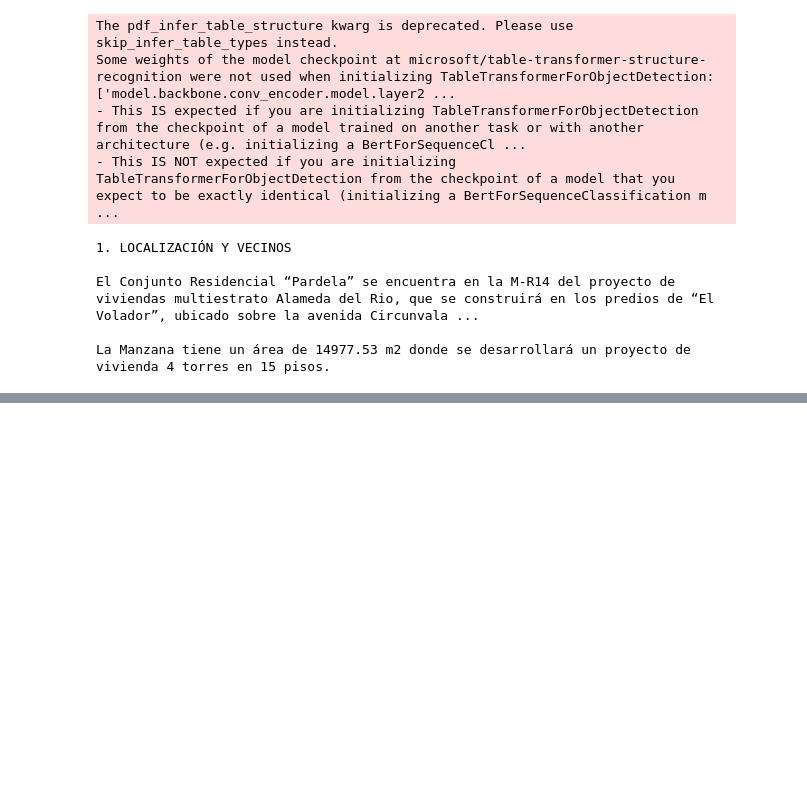
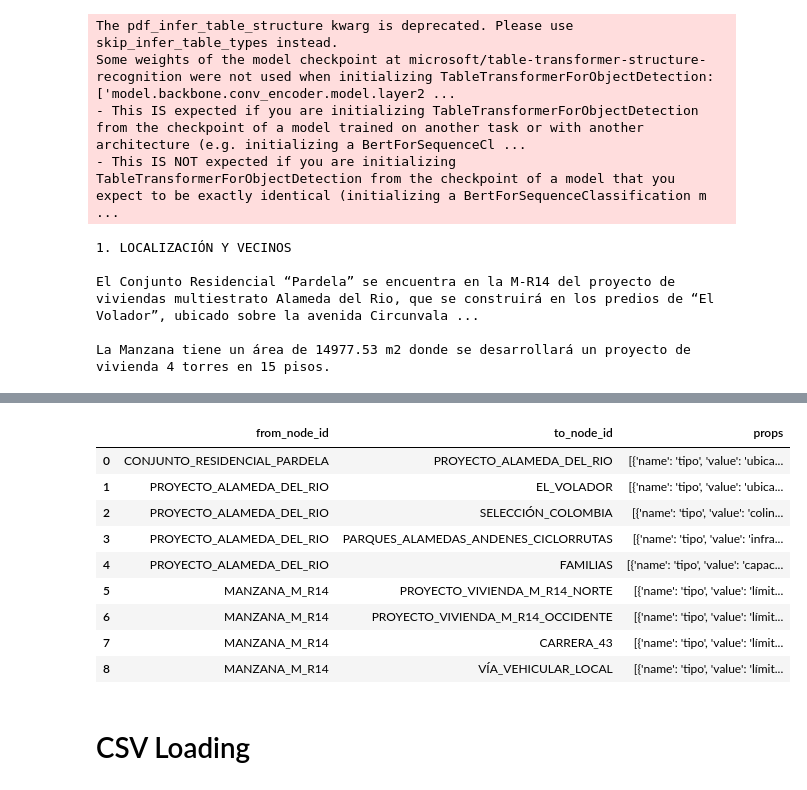
Before and after one commit to juanhenaoparra/unstructured-docs, a Jupyter notebook: parser.ipynb, the cells around one changed output, grey strips where cells are left out. Saved outputs shown, nothing was run; the diff lists cells and outputs as text; code cells hidden in the pictures; blank space fills up the shorter version.

```diff
--- a/parser.ipynb
+++ b/parser.ipynb
@@ -68,0 +122,15 @@ DocuSign Envelope ID: 2ADADSBD-7DE6-444E-905D-60B0D49491BA
+# %%
+relations_df.head(20)
+# %% [output]
+|  | from_node_id | to_node_id | props |
+| 0 | CONJUNTO_RESIDENCIAL_PARDELA | PROYECTO_ALAMEDA_DEL_RIO | [{'name': 'tipo', 'value': 'ubica... |
+| 1 | PROYECTO_ALAMEDA_DEL_RIO | EL_VOLADOR | [{'name': 'tipo', 'value': 'ubica... |
+| 2 | PROYECTO_ALAMEDA_DEL_RIO | SELECCIÓN_COLOMBIA | [{'name': 'tipo', 'value': 'colin... |
+| 3 | PROYECTO_ALAMEDA_DEL_RIO | PARQUES_ALAMEDAS_ANDENES_CICLORRUTAS | [{'name': 'tipo', 'value': 'infra... |
+| 4 | PROYECTO_ALAMEDA_DEL_RIO | FAMILIAS | [{'name': 'tipo', 'value': 'capac... |
+| 5 | MANZANA_M_R14 | PROYECTO_VIVIENDA_M_R14_NORTE | [{'name': 'tipo', 'value': 'límit... |
+| 6 | MANZANA_M_R14 | PROYECTO_VIVIENDA_M_R14_OCCIDENTE | [{'name': 'tipo', 'value': 'límit... |
+| 7 | MANZANA_M_R14 | CARRERA_43 | [{'name': 'tipo', 'value': 'límit... |
+| 8 | MANZANA_M_R14 | VÍA_VEHICULAR_LOCAL | [{'name': 'tipo', 'value': 'límit... |
+# %% [markdown]
+# CSV Loading
```
Also changed, not shown: parts of 12 cells of this notebook, 2 other files.
